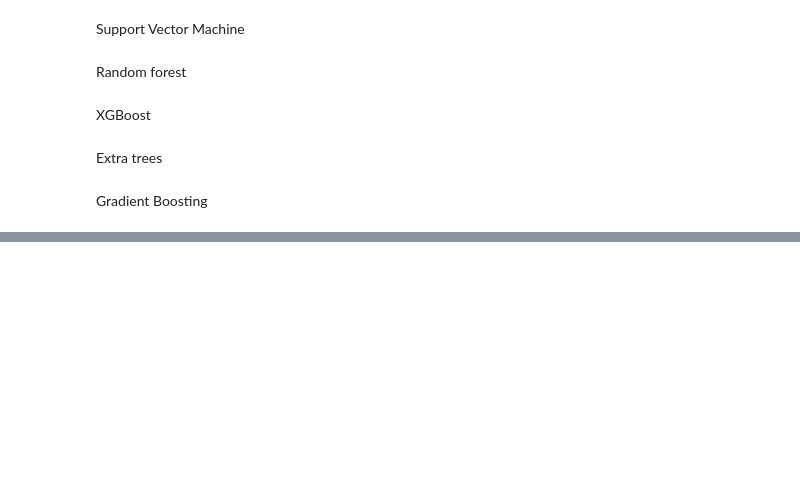
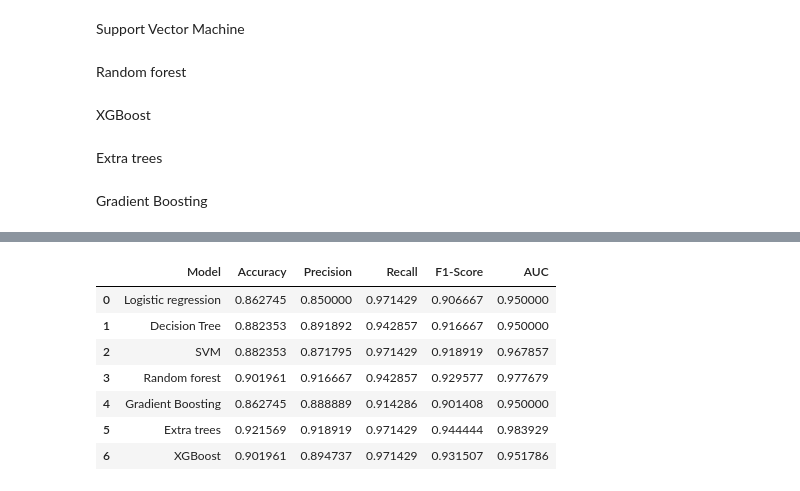
Before and after one commit to charitha-duvvuru/charitha-GlucoSense-Infy-Nov24, a Jupyter notebook: Modelling.ipynb, the cells around one changed output, grey strips where cells are left out. Saved outputs shown, nothing was run; the diff lists cells and outputs as text; code cells hidden in the pictures; blank space fills up the shorter version.

```diff
--- a/Modelling.ipynb
+++ b/Modelling.ipynb
@@ -898,0 +966,13 @@ Random Forest tends to be more robust when handling noisy datasets or datasets w
+# %%
+param_grid_xgb = {
+    'n_estimators': [50, 100, 200],
+    'learning_rate': [0.01, 0.1, 0.2],
+    'max_depth': [3, 5, 10]
+}
+xgb = XGBClassifier(random_state=42, eval_metric="logloss")
+grid_search_xgb = GridSearchCV(xgb, param_grid_xgb, cv=5, scoring='f1', n_jobs=-1)
+grid_search_xgb.fit(X_train, y_train)
+best_xgb = grid_search_xgb.best_estimator_
+y_pred_xgb = best_xgb.predict(X_test)
+y_prob_xgb = best_xgb.predict_proba(X_test)[:, 1]
+print(f"Best Parameters for XGBoost: {grid_search_xgb.best_params_}")
@@ -898,0 +1024,12 @@ Random Forest tends to be more robust when handling noisy datasets or datasets w
+# %%
+results=pd.DataFrame(results)
+results
+# %% [output]
+|  | Model | Accuracy | Precision | Recall | F1-Score | AUC |
+| 0 | Logistic regression | 0.862745 | 0.850000 | 0.971429 | 0.906667 | 0.950000 |
+| 1 | Decision Tree | 0.882353 | 0.891892 | 0.942857 | 0.916667 | 0.950000 |
+| 2 | SVM | 0.882353 | 0.871795 | 0.971429 | 0.918919 | 0.967857 |
+| 3 | Random forest | 0.901961 | 0.916667 | 0.942857 | 0.929577 | 0.977679 |
+| 4 | Gradient Boosting | 0.862745 | 0.888889 | 0.914286 | 0.901408 | 0.950000 |
+| 5 | Extra trees | 0.921569 | 0.918919 | 0.971429 | 0.944444 | 0.983929 |
+| 6 | XGBoost | 0.901961 | 0.894737 | 0.971429 | 0.931507 | 0.951786 |
```
Also changed, not shown: parts of 55 cells of this notebook.
